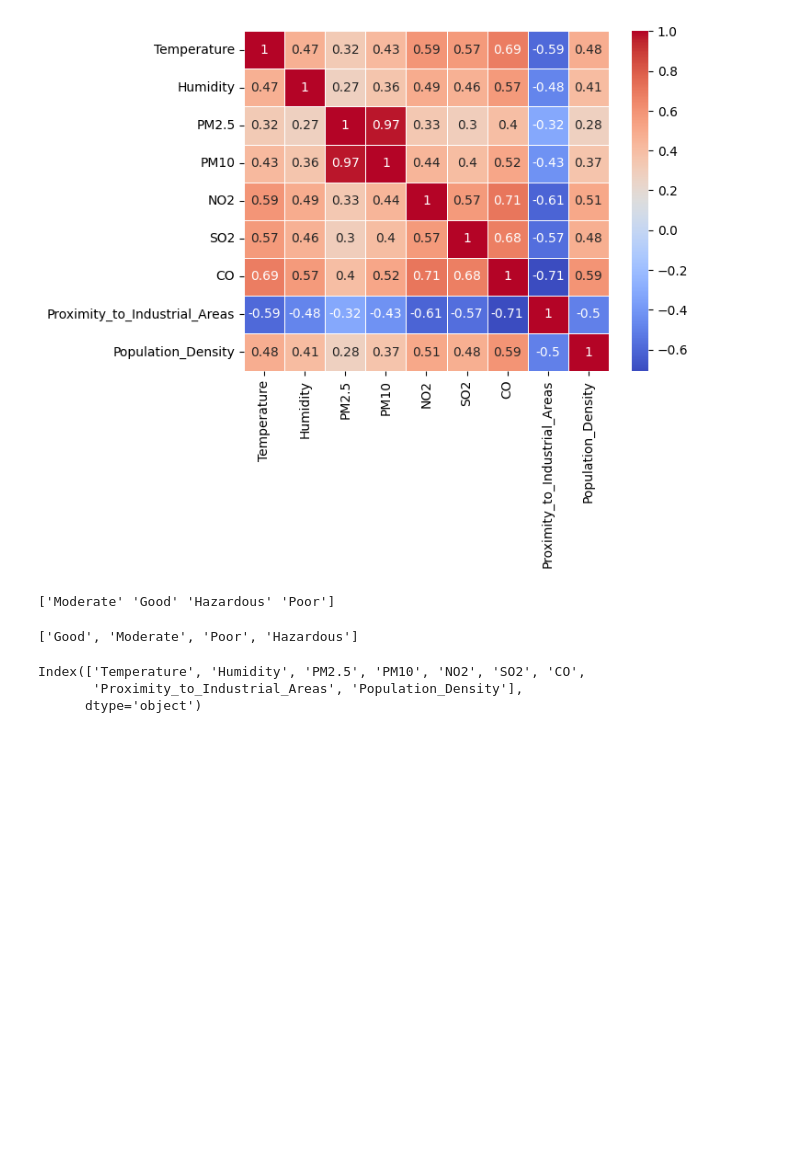
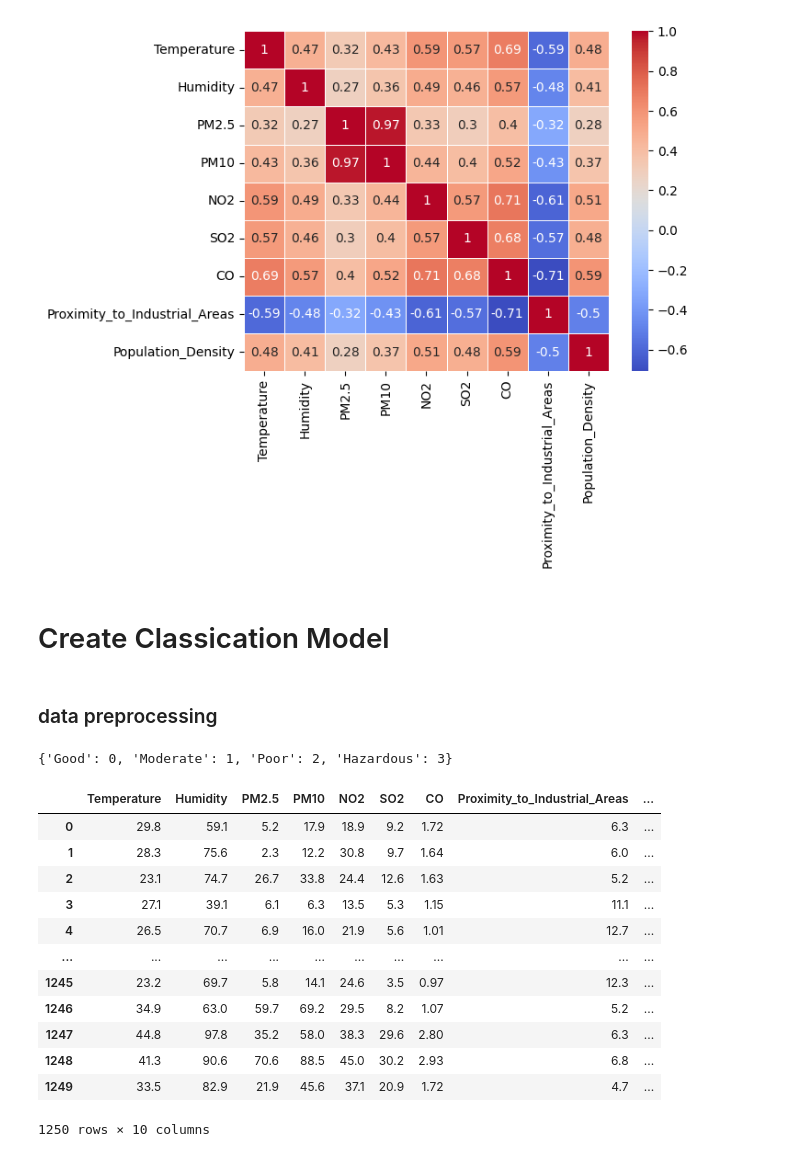
Before and after one commit to RoseWrightdev/Environmental-Classification-Model, a Jupyter notebook: main.ipynb, the cells around one changed output. Cells and saved outputs as stored; diff of their text form; code cells hidden in the pictures; blank space fills up the shorter version.

Commit message:
Classification Model Init

```diff
--- a/main.ipynb
+++ b/main.ipynb
@@ -105,21 +88,49 @@ sns.heatmap(corr_matrix, annot=True, cmap='coolwarm', linewidths=0.5)
 # %% [output]
 <Axes: >
 [figure]
-# %%
-labels = df['Air Quality'].unique()
-print(labels)
-
-# create new array to sort the values from best to worst
-labels = ['Good', 'Moderate', 'Poor', 'Hazardous']
-labels
-# %% [output]
-['Moderate' 'Good' 'Hazardous' 'Poor']
-['Good', 'Moderate', 'Poor', 'Hazardous']
-# %%
-features = df.drop(columns=['Air Quality'])
-features = features.columns
-features
-# %% [output]
-Index(['Temperature', 'Humidity', 'PM2.5', 'PM10', 'NO2', 'SO2', 'CO',
-       'Proximity_to_Industrial_Areas', 'Population_Density'],
-      dtype='object')
+# %% [markdown]
+# Create Classication Model
+# %% [markdown]
+### data preprocessing
+# %%
+label = 'Air Quality'
+
+# unique_values = df[label].unique()
+unique_labels = ['Good', 'Moderate', 'Poor', 'Hazardous']
+
+#convert strings to numerical values
+label_map = {
+    unique_labels[0]: 0,
+    unique_labels[1]: 1,
+    unique_labels[2]: 2,
+    unique_labels[3]: 3,
+}
+
+label_map
+# %% [output]
+{'Good': 0, 'Moderate': 1, 'Poor': 2, 'Hazardous': 3}
+# %%
+# first half of data, 2500 rowsm for training data
+training_data = df.iloc[:len(df)//4]
+
+# all columns except label
+training_features = training_data.drop(columns=[label])
+
+# disgrad all columns except label
+training_labels = training_data.filter([label])
+training_labels = training_labels[label].map(label_map)
+training_data
+# %% [output]
+|  | Temperature | Humidity | PM2.5 | PM10 | NO2 | SO2 | CO | Proximity_to_Industrial_Areas | ... |
+| 0 | 29.8 | 59.1 | 5.2 | 17.9 | 18.9 | 9.2 | 1.72 | 6.3 | ... |
+| 1 | 28.3 | 75.6 | 2.3 | 12.2 | 30.8 | 9.7 | 1.64 | 6.0 | ... |
+| 2 | 23.1 | 74.7 | 26.7 | 33.8 | 24.4 | 12.6 | 1.63 | 5.2 | ... |
+| 3 | 27.1 | 39.1 | 6.1 | 6.3 | 13.5 | 5.3 | 1.15 | 11.1 | ... |
+| 4 | 26.5 | 70.7 | 6.9 | 16.0 | 21.9 | 5.6 | 1.01 | 12.7 | ... |
+| ... | ... | ... | ... | ... | ... | ... | ... | ... | ... |
+| 1245 | 23.2 | 69.7 | 5.8 | 14.1 | 24.6 | 3.5 | 0.97 | 12.3 | ... |
+| 1246 | 34.9 | 63.0 | 59.7 | 69.2 | 29.5 | 8.2 | 1.07 | 5.2 | ... |
+| 1247 | 44.8 | 97.8 | 35.2 | 58.0 | 38.3 | 29.6 | 2.80 | 6.3 | ... |
+| 1248 | 41.3 | 90.6 | 70.6 | 88.5 | 45.0 | 30.2 | 2.93 | 6.8 | ... |
+| 1249 | 33.5 | 82.9 | 21.9 | 45.6 | 37.1 | 20.9 | 1.72 | 4.7 | ... |
+1250 rows × 10 columns
```
Also changed, not shown: parts of 16 cells of this notebook, 4 other files.
